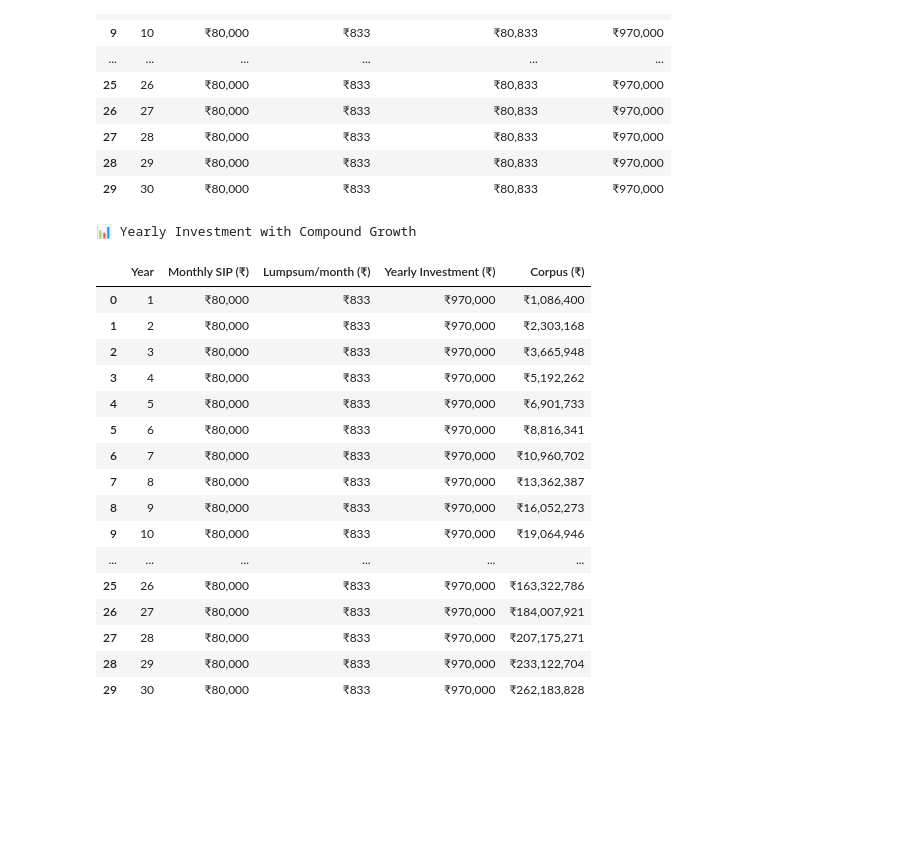
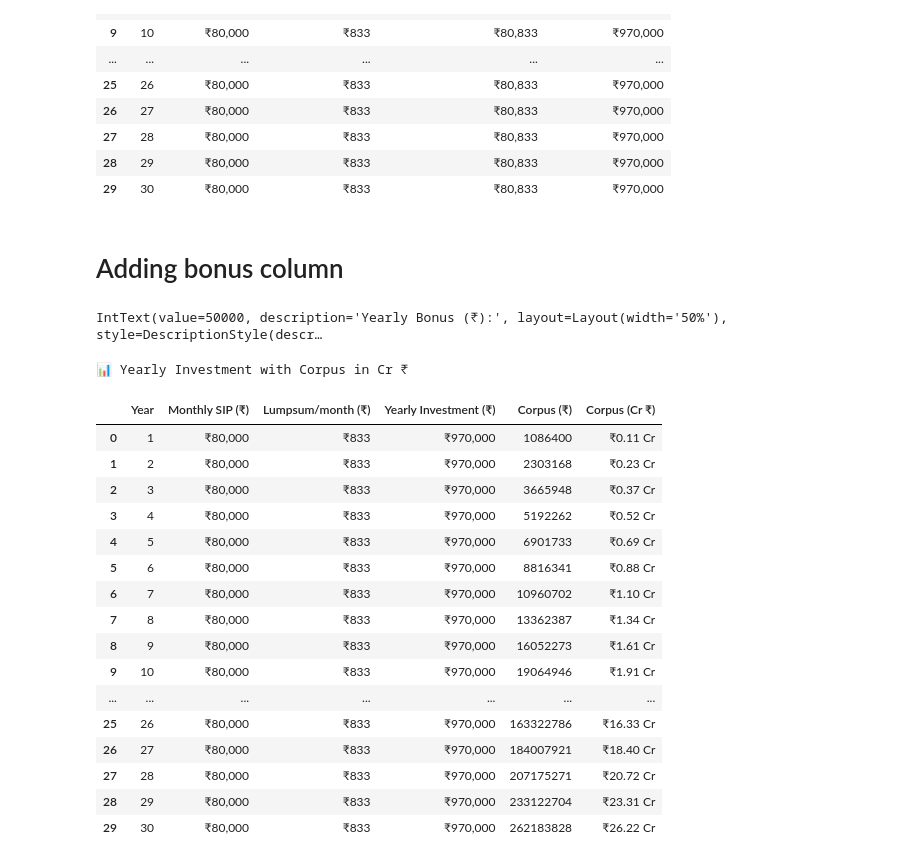
Before and after one commit to akshansh1718/DSA-learning, a Jupyter notebook: python.ipynb, the cells around one changed output. Drawn from its saved outputs; the diff is of its cells as text; code cells hidden in the pictures; blank space fills up the shorter version.

```diff
--- a/python.ipynb
+++ b/python.ipynb
@@ -187,6 +187,19 @@ df_sip_lumpsum.style.set_caption("📅 SIP + Lumpsum Spread Investment Table").s
 | 27 | 28 | ₹80,000 | ₹833 | ₹80,833 | ₹970,000 |
 | 28 | 29 | ₹80,000 | ₹833 | ₹80,833 | ₹970,000 |
 | 29 | 30 | ₹80,000 | ₹833 | ₹80,833 | ₹970,000 |
+# %% [markdown]
+# Adding bonus column
+# %%
+bonus_input = widgets.IntText(
+    value=50000,
+    description='Yearly Bonus (₹):',
+    style={'description_width': 'initial'},
+    layout=widgets.Layout(width='50%')
+)
+
+display(bonus_input)
+# %% [output]
+IntText(value=50000, description='Yearly Bonus (₹):', layout=Layout(width='50%'), style=DescriptionStyle(descr…
 # %%
 # Parameters
 monthly_sip = sip_slider.value
@@ -196,53 +209,62 @@ years = 30
 
 # Precompute lumpsum and combined SIP
 lumpsum_per_year = total_lumpsum / years
 monthly_from_lumpsum = lumpsum_per_year / 12
 
 # Track corpus
 corpus = 0
 data = []
 
 for year in range(1, years + 1):
     combined_monthly = monthly_sip + monthly_from_lumpsum
     yearly_invest = combined_monthly * 12
 
     corpus = (corpus + yearly_invest) * (1 + expected_annual_return)
 
     data.append({
         "Year": year,
         "Monthly SIP (₹)": round(monthly_sip),
         "Lumpsum/month (₹)": round(monthly_from_lumpsum),
         "Yearly Investment (₹)": round(yearly_invest),
         "Corpus (₹)": round(corpus)
     })
 
-# Make DataFrame
 df_corpus = pd.DataFrame(data)
 
-# Format values for display
-for col in df_corpus.columns[1:]:
+# Format ₹ columns first
+for col in df_corpus.columns[1:4]:  # Skip 'Corpus (₹)' for now
     df_corpus[col] = df_corpus[col].map(lambda x: f"₹{x:,.0f}")
 
-# Display styled table
-df_corpus.style.set_caption("📊 Yearly Investment with Compound Growth").set_table_styles([
+# Format the Corpus (₹) column but keep it numeric for conversion
+df_corpus["Corpus (₹)"] = df_corpus["Corpus (₹)"].map(lambda x: x)  # skip ₹ formatting for now
+
+# ✅ Add Corpus in Crores column
+df_corpus["Corpus (Cr ₹)"] = df_corpus["Corpus (₹)"] / 1e7
+df_corpus["Corpus (Cr ₹)"] = df_corpus["Corpus (Cr ₹)"].map(lambda x: f"₹{x:.2f} Cr")
+
+# Optional: drop Corpus (₹) if not needed
+# df_corpus = df_corpus.drop(columns=["Corpus (₹)"])
+
+# Display the styled table
+df_corpus.style.set_caption("📊 Yearly Investment with Corpus in Cr ₹").set_table_styles([
     {'selector': 'caption', 'props': [('caption-side', 'top'), ('font-size', '16px'), ('font-weight', 'bold')]}
 ])
 # %% [output]
-📊 Yearly Investment with Compound Growth
+📊 Yearly Investment with Corpus in Cr ₹
-|  | Year | Monthly SIP (₹) | Lumpsum/month (₹) | Yearly Investment (₹) | Corpus (₹) |
-| 0 | 1 | ₹80,000 | ₹833 | ₹970,000 | ₹1,086,400 |
-| 1 | 2 | ₹80,000 | ₹833 | ₹970,000 | ₹2,303,168 |
-| 2 | 3 | ₹80,000 | ₹833 | ₹970,000 | ₹3,665,948 |
-| 3 | 4 | ₹80,000 | ₹833 | ₹970,000 | ₹5,192,262 |
-| 4 | 5 | ₹80,000 | ₹833 | ₹970,000 | ₹6,901,733 |
-| 5 | 6 | ₹80,000 | ₹833 | ₹970,000 | ₹8,816,341 |
-| 6 | 7 | ₹80,000 | ₹833 | ₹970,000 | ₹10,960,702 |
-| 7 | 8 | ₹80,000 | ₹833 | ₹970,000 | ₹13,362,387 |
-| 8 | 9 | ₹80,000 | ₹833 | ₹970,000 | ₹16,052,273 |
-| 9 | 10 | ₹80,000 | ₹833 | ₹970,000 | ₹19,064,946 |
-| ... | ... | ... | ... | ... | ... |
-| 25 | 26 | ₹80,000 | ₹833 | ₹970,000 | ₹163,322,786 |
-| 26 | 27 | ₹80,000 | ₹833 | ₹970,000 | ₹184,007,921 |
-| 27 | 28 | ₹80,000 | ₹833 | ₹970,000 | ₹207,175,271 |
-| 28 | 29 | ₹80,000 | ₹833 | ₹970,000 | ₹233,122,704 |
-| 29 | 30 | ₹80,000 | ₹833 | ₹970,000 | ₹262,183,828 |
+|  | Year | Monthly SIP (₹) | Lumpsum/month (₹) | Yearly Investment (₹) | Corpus (₹) | Corpus (Cr ₹) |
+| 0 | 1 | ₹80,000 | ₹833 | ₹970,000 | 1086400 | ₹0.11 Cr |
+| 1 | 2 | ₹80,000 | ₹833 | ₹970,000 | 2303168 | ₹0.23 Cr |
+| 2 | 3 | ₹80,000 | ₹833 | ₹970,000 | 3665948 | ₹0.37 Cr |
+| 3 | 4 | ₹80,000 | ₹833 | ₹970,000 | 5192262 | ₹0.52 Cr |
+| 4 | 5 | ₹80,000 | ₹833 | ₹970,000 | 6901733 | ₹0.69 Cr |
+| 5 | 6 | ₹80,000 | ₹833 | ₹970,000 | 8816341 | ₹0.88 Cr |
+| 6 | 7 | ₹80,000 | ₹833 | ₹970,000 | 10960702 | ₹1.10 Cr |
+| 7 | 8 | ₹80,000 | ₹833 | ₹970,000 | 13362387 | ₹1.34 Cr |
+| 8 | 9 | ₹80,000 | ₹833 | ₹970,000 | 16052273 | ₹1.61 Cr |
+| 9 | 10 | ₹80,000 | ₹833 | ₹970,000 | 19064946 | ₹1.91 Cr |
+| ... | ... | ... | ... | ... | ... | ... |
+| 25 | 26 | ₹80,000 | ₹833 | ₹970,000 | 163322786 | ₹16.33 Cr |
+| 26 | 27 | ₹80,000 | ₹833 | ₹970,000 | 184007921 | ₹18.40 Cr |
+| 27 | 28 | ₹80,000 | ₹833 | ₹970,000 | 207175271 | ₹20.72 Cr |
+| 28 | 29 | ₹80,000 | ₹833 | ₹970,000 | 233122704 | ₹23.31 Cr |
+| 29 | 30 | ₹80,000 | ₹833 | ₹970,000 | 262183828 | ₹26.22 Cr |
```
